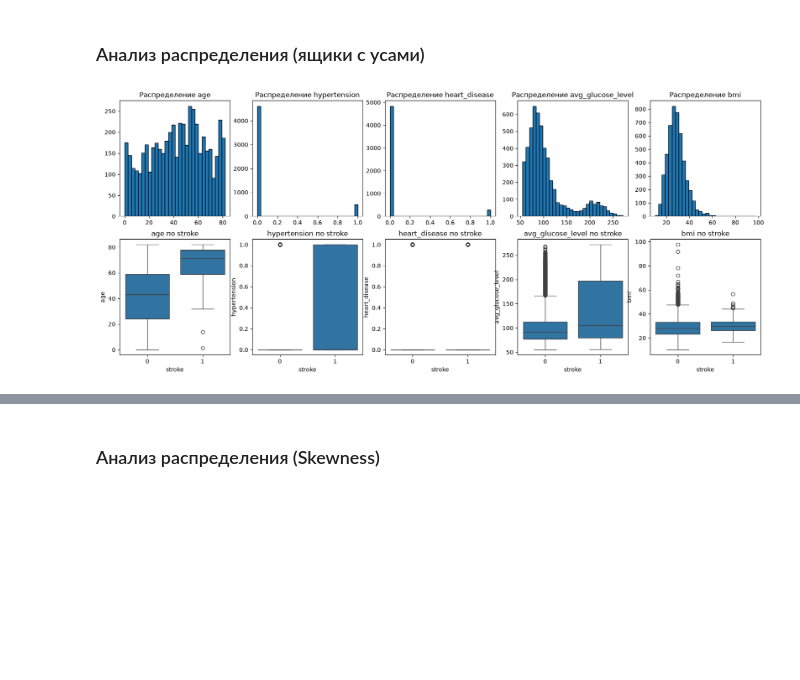
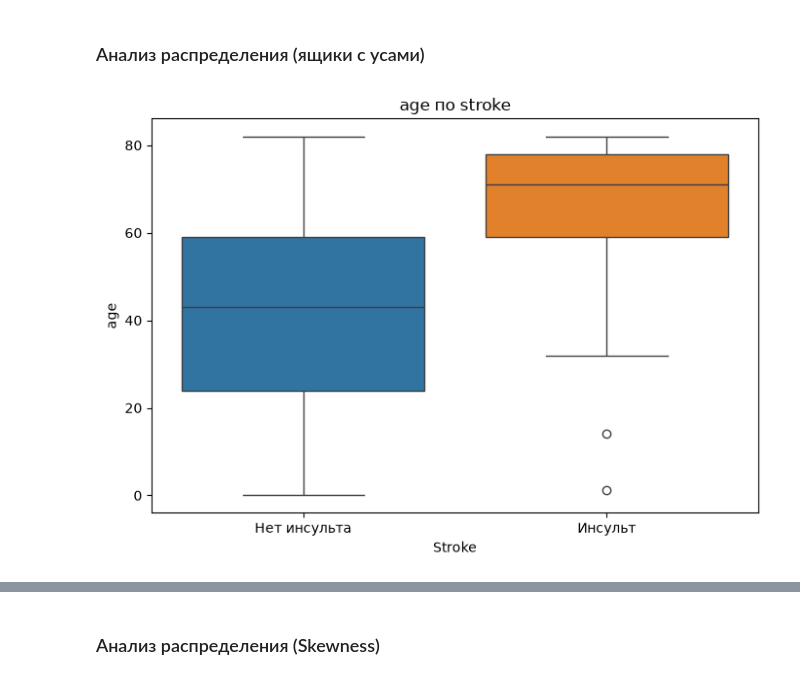
Before and after one commit to Fandoren/ML_Stroke_Prediction, a Jupyter notebook: main.ipynb, the cells around one changed output, grey strips where cells are left out. Saved outputs shown, nothing was run; the diff lists cells and outputs as text; code cells hidden in the pictures; blank space fills up the shorter version.

```diff
--- a/main.ipynb
+++ b/main.ipynb
@@ -120,14 +120,82 @@ plt.show()
 # %% [markdown]
 ### Анализ распределения (ящики с усами)
 # %%
-fig, axes = plt.subplots(2, 5, figsize=(20, 8))
+def plot_boxplots_with_statistics(df, columns, target='stroke'):
+    for col in columns:
+        plt.figure(figsize=(7, 5))
 
-for i, col in enumerate(numeric_cols_without_id):
-    axes[0, i].hist(df[col].dropna(), bins=30, edgecolor='black')
-    axes[0, i].set_title(f'Распределение {col}')
+        # Boxplot
+        sns.boxplot(
+            data=df,
+            x=target,
+            y=col,
+            hue=target,
+            legend=False
+        )
 
-    # Boxplot по классам stroke
-    sns.boxplot(data=df, x=TARGET, y=col, ax=axes[1, i])
-    axes[1, i].set_title(f'{col} по {TARGET}')
+        plt.title(f'{col} по {target}')
+        plt.xlabel('Stroke')
+        plt.ylabel(col)
+        plt.xticks(
+            [0, 1],
+            ['Нет инсульта', 'Инсульт']
+        )
+
+        plt.tight_layout()
+        plt.show()
+
+        # Числовое представление
+        print(f'\n{"=" * 50}')
+        print(f'Распределение: {col}')
+        print(f'{"=" * 50}')
+
+        for stroke_value in sorted(df[target].dropna().unique()):
+
+            values = df.loc[
+                df[target] == stroke_value,
+                col
+            ].dropna()
+
+            q1 = values.quantile(0.25)
+            median = values.quantile(0.50)
+            q3 = values.quantile(0.75)
+
+            iqr = q3 - q1
+
+            lower_limit = q1 - 1.5 * iqr
+            upper_limit = q3 + 1.5 * iqr
+
+            # Фактические границы усов
+            lower_whisker = values[
+                values >= lower_limit
+            ].min()
+
+            upper_whisker = values[
+                values <= upper_limit
+            ].max()
+
+            # Выбросы
+            outliers = values[
+                (values < lower_limit) |
+                (values > upper_limit)
+            ]
+
+            print(
+                f'\nStroke = {stroke_value} '
+                f'({"Нет инсульта" if stroke_value == 0 else "Инсульт"})'
+            )
+
+            print(f'  Количество:       {len(values)}')
+            print(f'  Min:              {values.min():.2f}')
+            print(f'  Q1 (25%):         {q1:.2f}')
+            print(f'  Median (50%):     {median:.2f}')
+            print(f'  Q3 (75%):         {q3:.2f}')
+            print(f'  Max:              {values.max():.2f}')
+            print(f'  IQR:              {iqr:.2f}')
+            print(f'  Нижний ус:        {lower_whisker:.2f}')
+            print(f'  Верхний ус:       {upper_whisker:.2f}')
+            print(f'  Выбросов:         {len(outliers)}')
+
+plot_boxplots_with_statistics(df, ['age', 'avg_glucose_level', 'bmi'])
 # %% [output]
-[figure, old version]
+[figure, new version]
```
Also changed, not shown: parts of 17 cells of this notebook.
